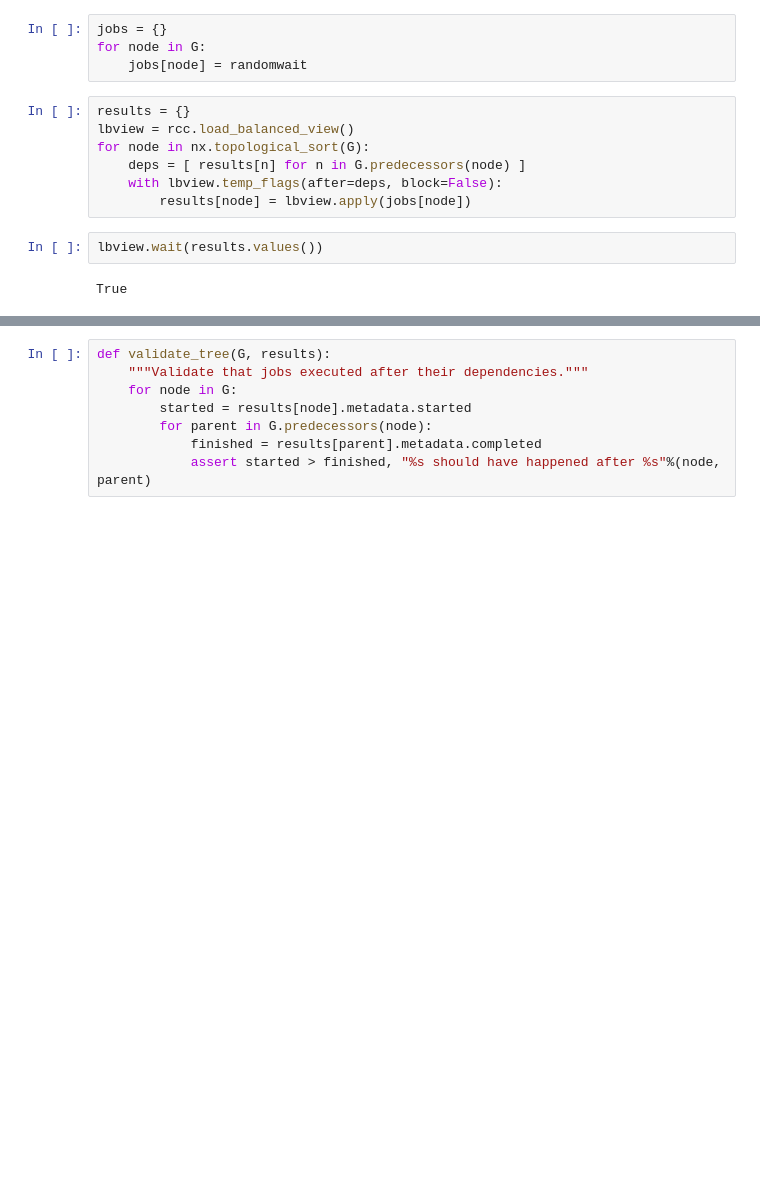
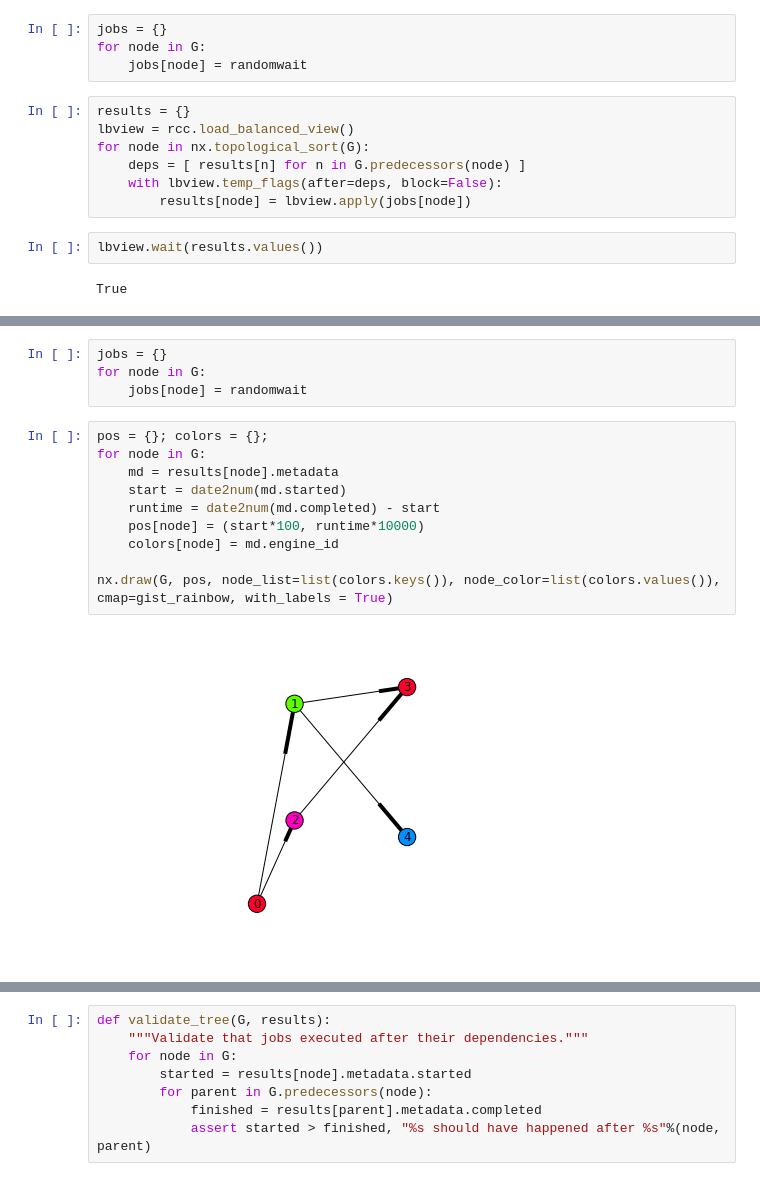
Before and after one commit to hlynch/XSEDE-2016-jupyterhub, a Jupyter notebook: 04_ipyparallel.ipynb, the cells around one changed output, grey strips where cells are left out. Cells and saved outputs as stored; diff of their text form; blank space fills up the shorter version.

```diff
--- a/04_ipyparallel.ipynb
+++ b/04_ipyparallel.ipynb
@@ -443,0 +479,16 @@ True
+# %%
+jobs = {}
+for node in G:
+    jobs[node] = randomwait
+# %%
+pos = {}; colors = {};
+for node in G:
+    md = results[node].metadata
+    start = date2num(md.started)
+    runtime = date2num(md.completed) - start
+    pos[node] = (start*100, runtime*10000)
+    colors[node] = md.engine_id
+
+nx.draw(G, pos, node_list=list(colors.keys()), node_color=list(colors.values()), cmap=gist_rainbow, with_labels = True)
+# %% [output]
+[figure, added]
```
Also changed, not shown: parts of 21 cells of this notebook, 5 other files.
